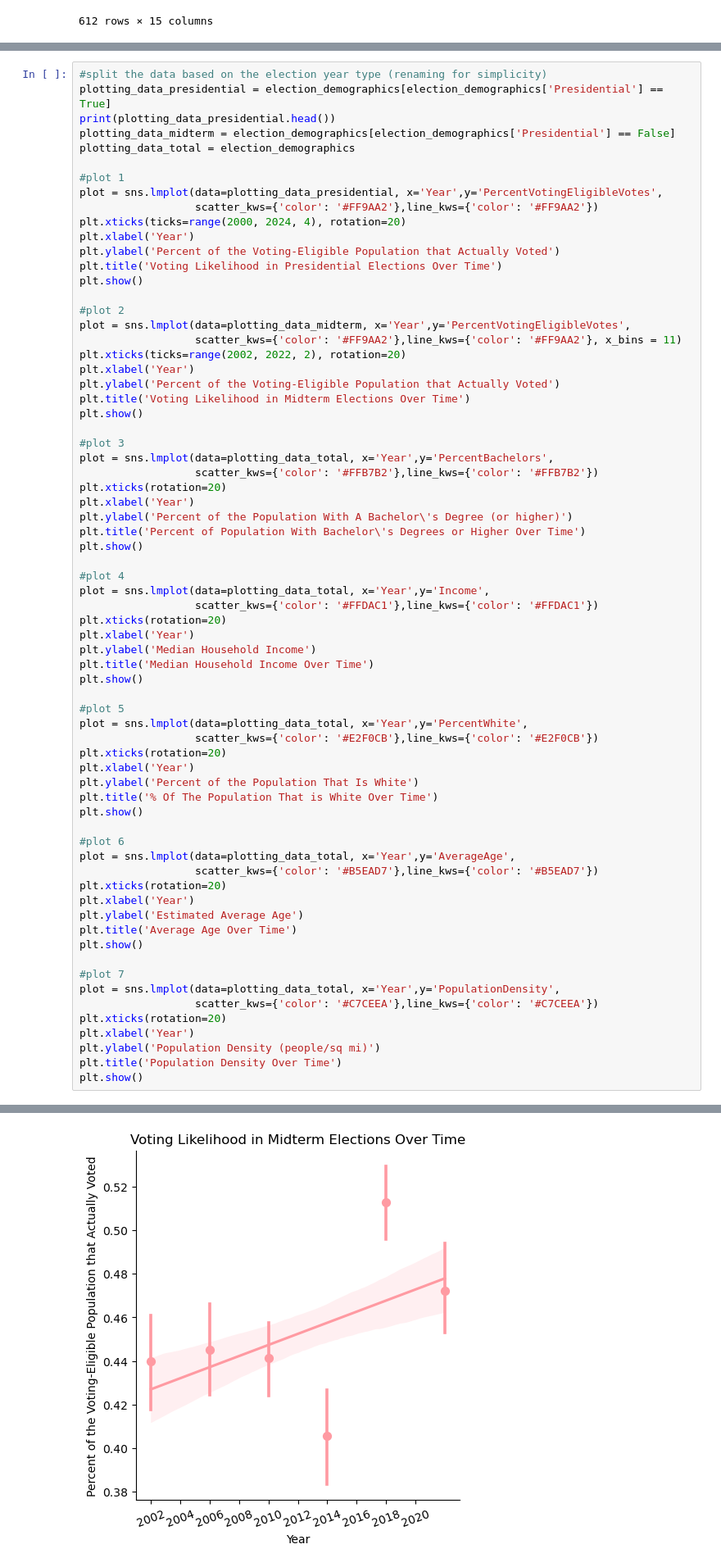
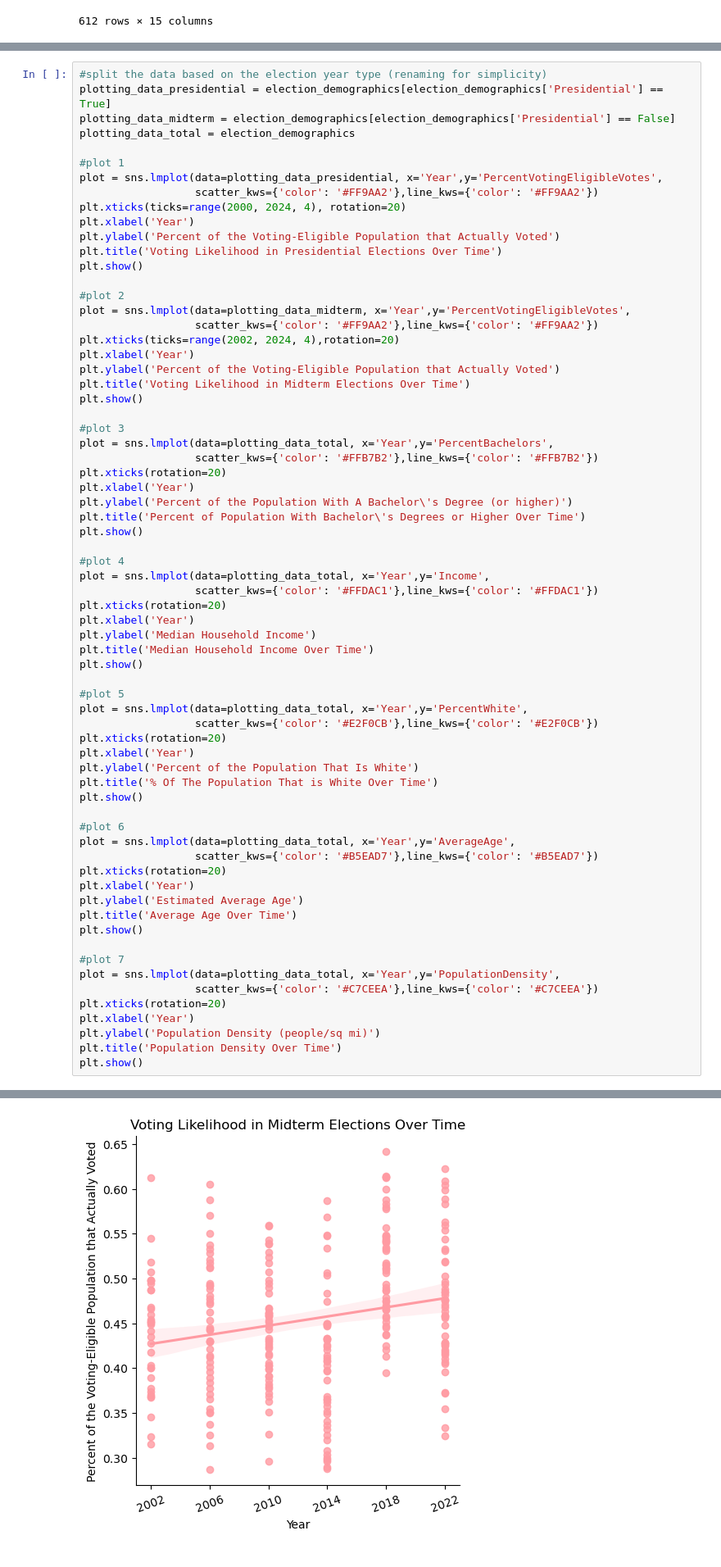
Before and after one commit to nikhilc52/info2950, a Jupyter notebook: ElectionDemographics.ipynb, the cells around one changed output, grey strips where cells are left out. Shown at 82% size. Drawn from its saved outputs; the diff is of its cells as text.

Commit message:
updated graph ticks

```diff
--- a/ElectionDemographics.ipynb
+++ b/ElectionDemographics.ipynb
@@ -412,7 +412,6 @@ Remember that each of the dots in these plots corresponds to a state in a given
 # %%
 #split the data based on the election year type (renaming for simplicity)
 plotting_data_presidential = election_demographics[election_demographics['Presidential'] == True]
-print(plotting_data_presidential.head())
 plotting_data_midterm = election_demographics[election_demographics['Presidential'] == False]
 plotting_data_total = election_demographics
 
@@ -427,8 +426,8 @@ plt.show()
 
 #plot 2
 plot = sns.lmplot(data=plotting_data_midterm, x='Year',y='PercentVotingEligibleVotes',
-                  scatter_kws={'color': '#FF9AA2'},line_kws={'color': '#FF9AA2'}, x_bins = 11)
-plt.xticks(ticks=range(2002, 2022, 2), rotation=20)
+                  scatter_kws={'color': '#FF9AA2'},line_kws={'color': '#FF9AA2'})
+plt.xticks(ticks=range(2002, 2024, 4),rotation=20)
 plt.xlabel('Year')
 plt.ylabel('Percent of the Voting-Eligible Population that Actually Voted')
 plt.title('Voting Likelihood in Midterm Elections Over Time')
@@ -499,5 +481,5 @@ plt.show()
 [figure]
-[figure, old version]
+[figure, new version]
 [figure]
 [figure]
 [figure]
```
Also changed, not shown: parts of 1 cell of this notebook.
